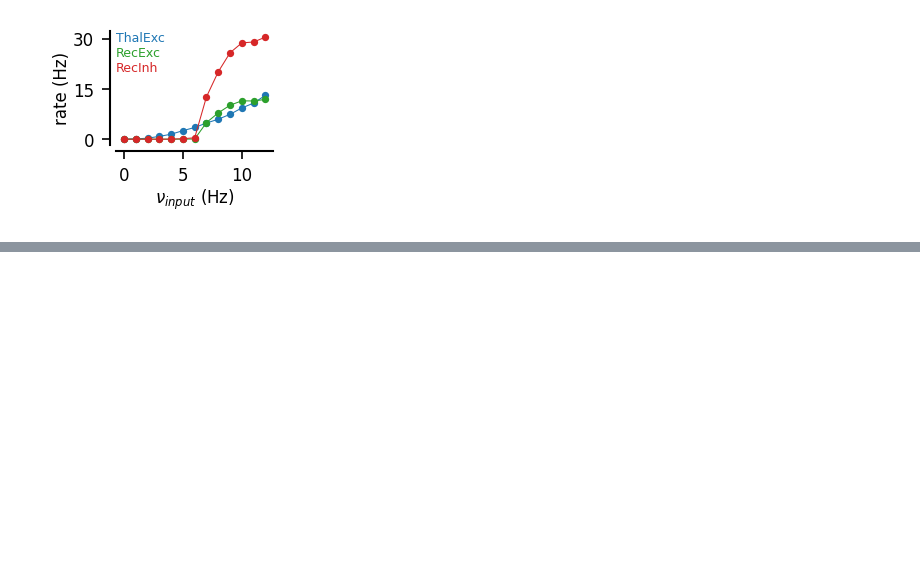
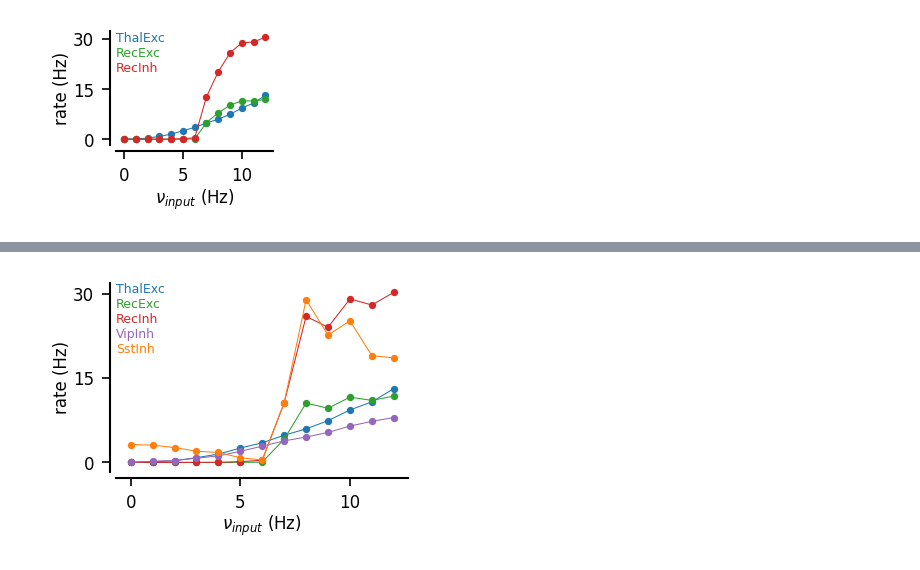
Before and after one commit to yzerlaut/Van-Velze-et-al-2024, a Jupyter notebook: Network-Model.ipynb, the cells around one changed output, grey strips where cells are left out. Cells and saved outputs as stored; diff of their text form; code cells hidden in the pictures; blank space fills up the shorter version.

```diff
--- a/Network-Model.ipynb
+++ b/Network-Model.ipynb
@@ -88,0 +107,9 @@ pt.set_plot(ax, xlabel='$\\nu_{input}$ (Hz)', ylabel='rate (Hz)')
+# %%
+fig, ax = pt.figure(figsize=(1.5,2))
+for i in range(len(REC_POPS)):
+    ax.plot(Inputs, output_resp(data['POP_ACT_%s' % REC_POPS[i]]), 'o-', color=COLORS[i], lw=0.5)
+    ax.annotate(i*'\n'+REC_POPS[i], (0.,1), va='top', color=COLORS[i], xycoords='axes fraction', fontsize=6)
+
+pt.set_plot(ax, xlabel='$\\nu_{input}$ (Hz)', ylabel='rate (Hz)')
+# %% [output]
+[figure, added]
```
Also changed, not shown: parts of 2 cells of this notebook, 3 other files.
